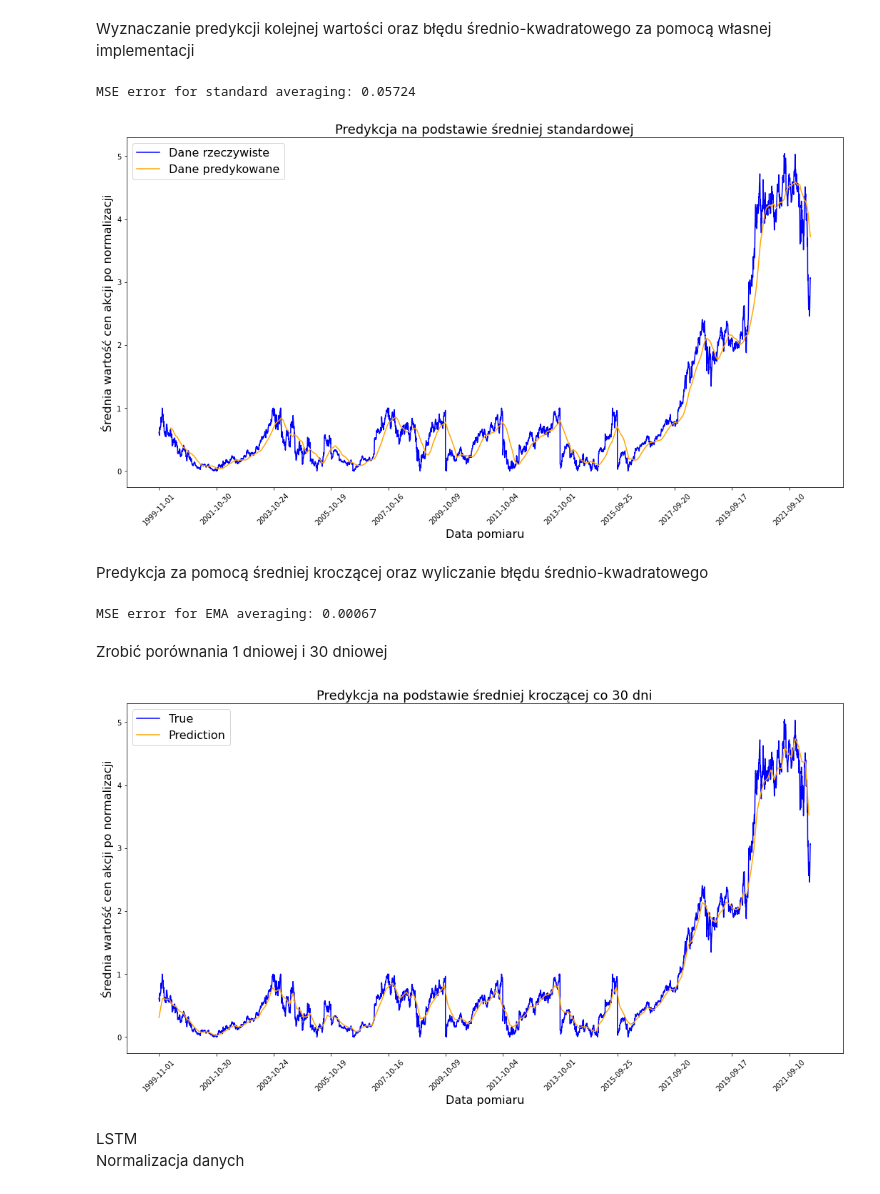
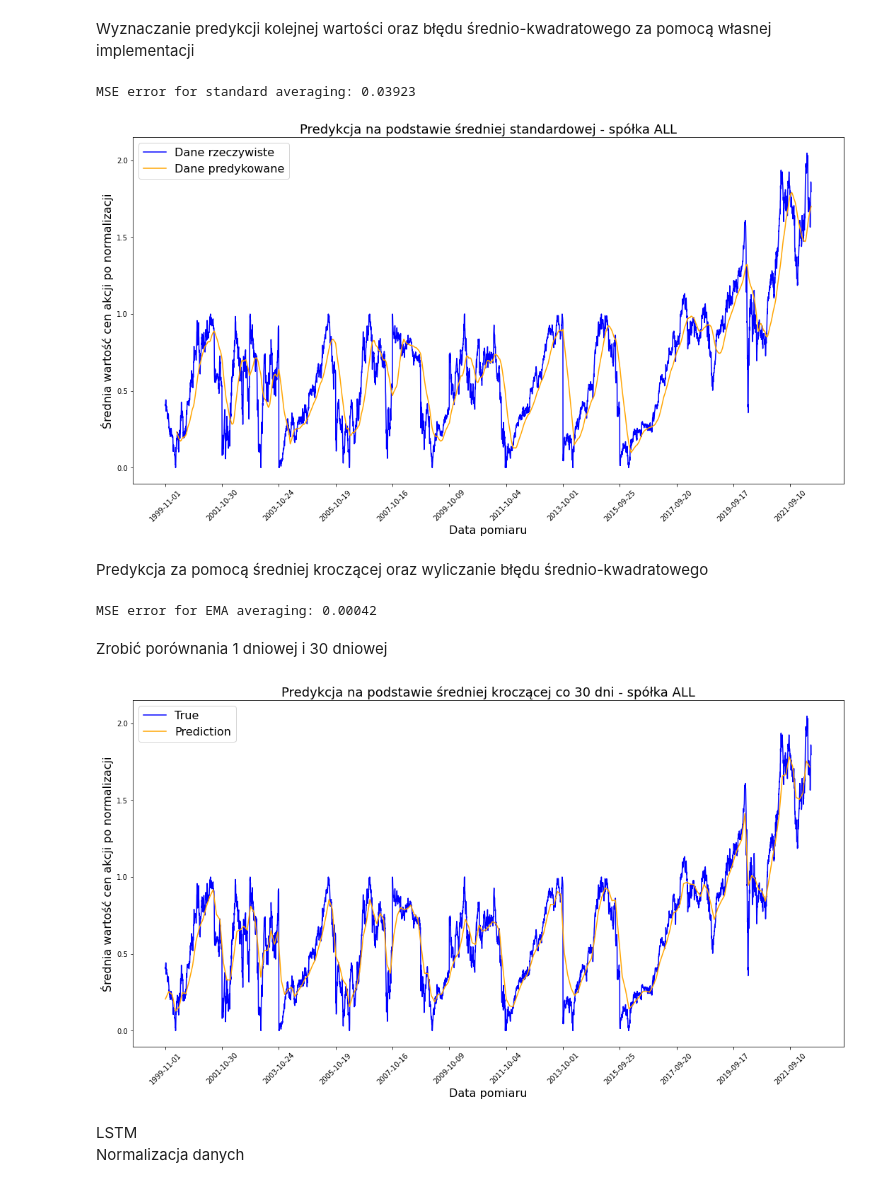
Before and after one commit to Oliwer-Krupa/Stock-market-prediction, a Jupyter notebook: Stock_market_prediction.ipynb, the cells around one changed output. Cells and saved outputs as stored; diff of their text form; code cells hidden in the pictures.

Commit message:
ALL plots

```diff
--- a/Stock_market_prediction.ipynb
+++ b/Stock_market_prediction.ipynb
@@ -17,7 +17,7 @@ import math
 from sklearn.metrics import mean_squared_error
 # %%
 data_source = 'alphavantage'  # alphavantage or kaggle
-ticker = "AMZN"
+ticker = "ALL"
 
 if data_source == 'alphavantage':
     # ====================== Loading Data from Alpha Vantage ==================================
@@ -188,7 +188,7 @@ for pred_idx in range(window_size, N):
 
 print('MSE error for standard averaging: %.5f' % ((1 / (N - window_size)) * np.sum(mse_errors)))
 # %% [output]
-MSE error for standard averaging: 0.05724
+MSE error for standard averaging: 0.03923
 # %%
 plt.figure(figsize=(18, 9))
 plt.plot(range(len(all_mid_data)), all_mid_data, color='b', label='Dane rzeczywiste')
@@ -200,7 +200,7 @@ plt.title(f"Predykcja na podstawie średniej standardowej - spółka {ticker}",
 plt.legend(fontsize=16)
 plt.show()
 # %% [output]
-[figure, old version]
+[figure, new version]
 # %% [markdown]
 Predykcja za pomocą średniej kroczącej oraz wyliczanie błędu średnio-kwadratowego
 # %%
@@ -209,7 +209,7 @@ N = all_mid_data.size
 
 run_avg_predictions = []
 run_avg_x = []
-
+days = 30
 mse_errors = []
 
 running_mean = 0.0
@@ -217,7 +217,7 @@ run_avg_predictions.append(running_mean)
 
 decay = 0.5
 
-for pred_idx in range(1, N, 30):
+for pred_idx in range(1, N, days):
     running_mean = running_mean * decay + (1.0 - decay) * all_mid_data[pred_idx - 1]
     run_avg_predictions.append(running_mean)
     mse_errors.append((run_avg_predictions[-1] - all_mid_data[pred_idx]) ** 2)
@@ -225,21 +225,21 @@ for pred_idx in range(1, N, 30):
 
 print('MSE error for EMA averaging: %.5f' % ((1 / (N - window_size)) * np.sum(mse_errors)))
 # %% [output]
-MSE error for EMA averaging: 0.00067
+MSE error for EMA averaging: 0.00042
 # %% [markdown]
 Zrobić porównania 1 dniowej i 30 dniowej
 # %%
 plt.figure(figsize=(18, 9))
 plt.plot(range(df.shape[0]), all_mid_data, color='b', label='True')
-plt.plot(range(0, N, 30), run_avg_predictions[1:], color='orange', label='Prediction')
+plt.plot(range(1, N, days), run_avg_predictions[1:], color='orange', label='Prediction')
 plt.xticks(range(0, df.shape[0], 500), df['Date'].loc[::500], rotation=45)
 plt.xlabel('Data pomiaru', fontsize=16)
 plt.ylabel('Średnia wartość cen akcji po normalizacji', fontsize=16)
-plt.title(f"Predykcja na podstawie średniej kroczącej co 30 dni - spółka {ticker}", fontsize=18)
+plt.title(f"Predykcja na podstawie średniej kroczącej co {days} dni - spółka {ticker}", fontsize=18)
 plt.legend(fontsize=16)
 plt.show()
 # %% [output]
-[figure, old version]
+[figure, new version]
 # %% [markdown]
 LSTM <br>
 Normalizacja danych
```
Also changed, not shown: parts of 13 cells of this notebook, 7 other files.
